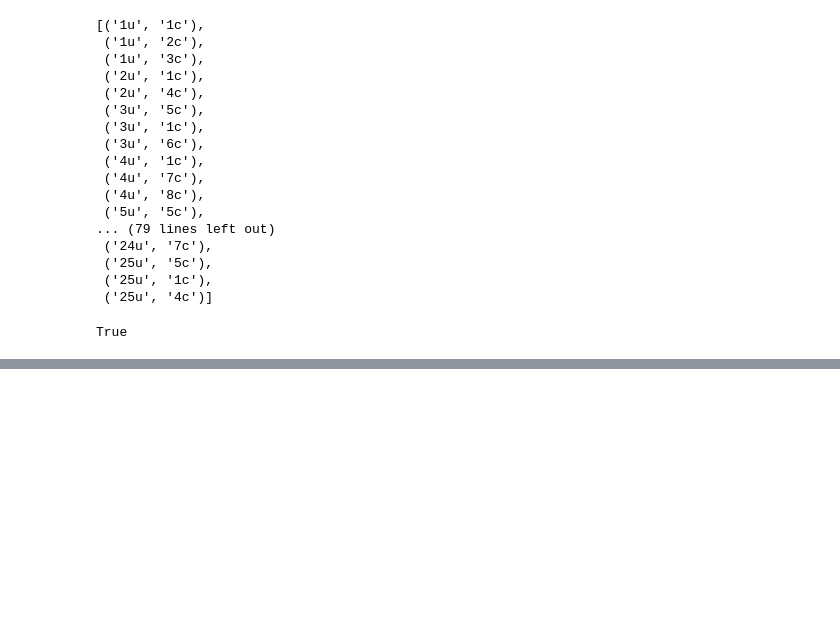
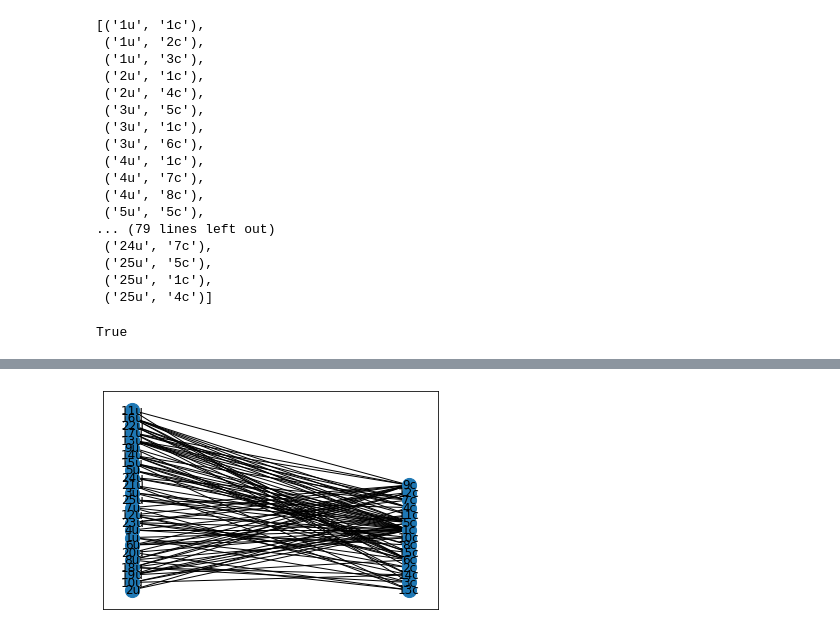
Before and after one commit to ccjimenezm/Network_science_G9, a Jupyter notebook: Network.ipynb, the cells around one changed output, grey strips where cells are left out. Saved outputs shown, nothing was run; the diff lists cells and outputs as text; code cells hidden in the pictures; blank space fills up the shorter version.

```diff
--- a/Network.ipynb
+++ b/Network.ipynb
@@ -116,0 +121,9 @@ nx.draw_networkx(B)
+# %%
+X, Y = bipartite.sets(B)
+pos = dict()
+pos.update( (n, (1, i)) for i, n in enumerate(X) ) # put nodes from X at x=1
+pos.update( (n, (2, i)) for i, n in enumerate(Y) ) # put nodes from Y at x=2
+nx.draw_networkx(B, pos = pos, node_size=200)
+plt.show()
+# %% [output]
+[figure, added]
```
Also changed, not shown: parts of 5 cells of this notebook.
